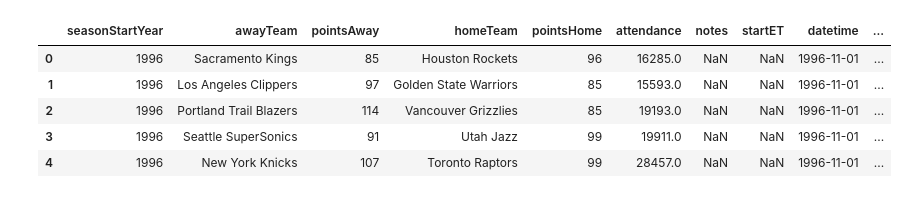
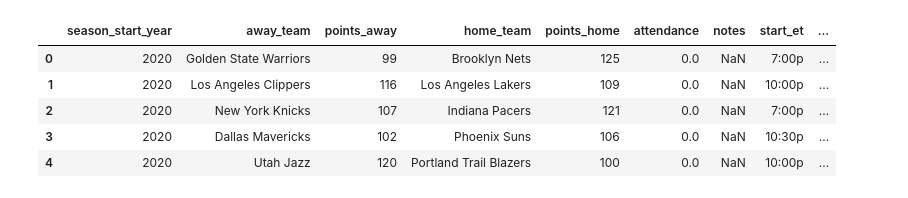
Before and after one commit to PatrickH1994/nba_webscrapes, a Jupyter notebook: Boxscore scrape.ipynb, the cells around one changed output. Cells and saved outputs as stored; diff of their text form; code cells hidden in the pictures.

```diff
--- a/Boxscore scrape.ipynb
+++ b/Boxscore scrape.ipynb
@@ -3,17 +5,18 @@ import pandas as pd
 # %%
 """
 I use a dataframe that I created earlier with the script "Game Scrape" to create the URLs needed to collect the data for
 plays.
 """
-games = pd.read_csv("games.csv")
+games = pd.read_csv("games-backup.csv")
+games['game_id'] = games['game_id'].apply(lambda x: str(uuid.uuid4()))
 games.head()
 # %% [output]
-|  | seasonStartYear | awayTeam | pointsAway | homeTeam | pointsHome | attendance | notes | startET | datetime | ... |
-| 0 | 1996 | Sacramento Kings | 85 | Houston Rockets | 96 | 16285.0 | NaN | NaN | 1996-11-01 | ... |
-| 1 | 1996 | Los Angeles Clippers | 97 | Golden State Warriors | 85 | 15593.0 | NaN | NaN | 1996-11-01 | ... |
-| 2 | 1996 | Portland Trail Blazers | 114 | Vancouver Grizzlies | 85 | 19193.0 | NaN | NaN | 1996-11-01 | ... |
-| 3 | 1996 | Seattle SuperSonics | 91 | Utah Jazz | 99 | 19911.0 | NaN | NaN | 1996-11-01 | ... |
-| 4 | 1996 | New York Knicks | 107 | Toronto Raptors | 99 | 28457.0 | NaN | NaN | 1996-11-01 | ... |
+|  | season_start_year | away_team | points_away | home_team | points_home | attendance | notes | start_et | ... |
+| 0 | 2020 | Golden State Warriors | 99 | Brooklyn Nets | 125 | 0.0 | NaN | 7:00p | ... |
+| 1 | 2020 | Los Angeles Clippers | 116 | Los Angeles Lakers | 109 | 0.0 | NaN | 10:00p | ... |
+| 2 | 2020 | New York Knicks | 107 | Indiana Pacers | 121 | 0.0 | NaN | 7:00p | ... |
+| 3 | 2020 | Dallas Mavericks | 102 | Phoenix Suns | 106 | 0.0 | NaN | 10:30p | ... |
+| 4 | 2020 | Utah Jazz | 120 | Portland Trail Blazers | 100 | 0.0 | NaN | 10:00p | ... |
 # %%
 """
 I add the abbreviation for the home team because I need it for creating the URLs.
```
Also changed, not shown: parts of 7 cells of this notebook, 6 other files.
